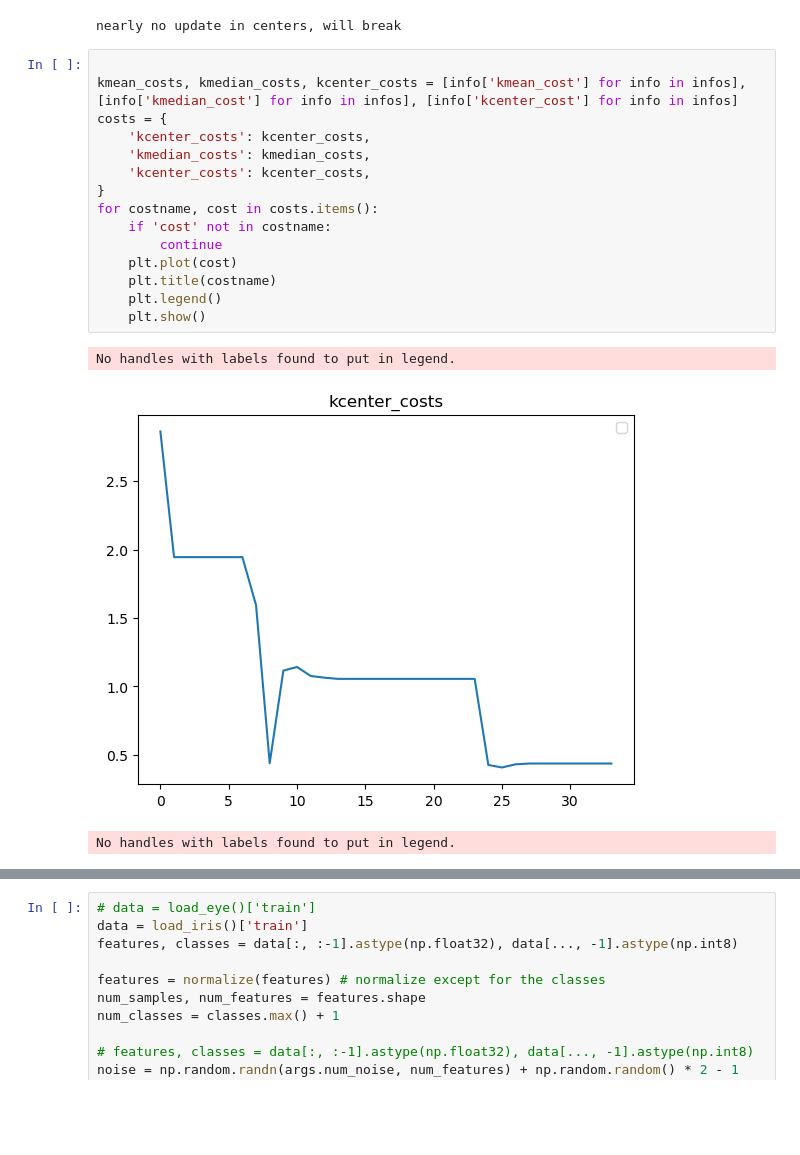
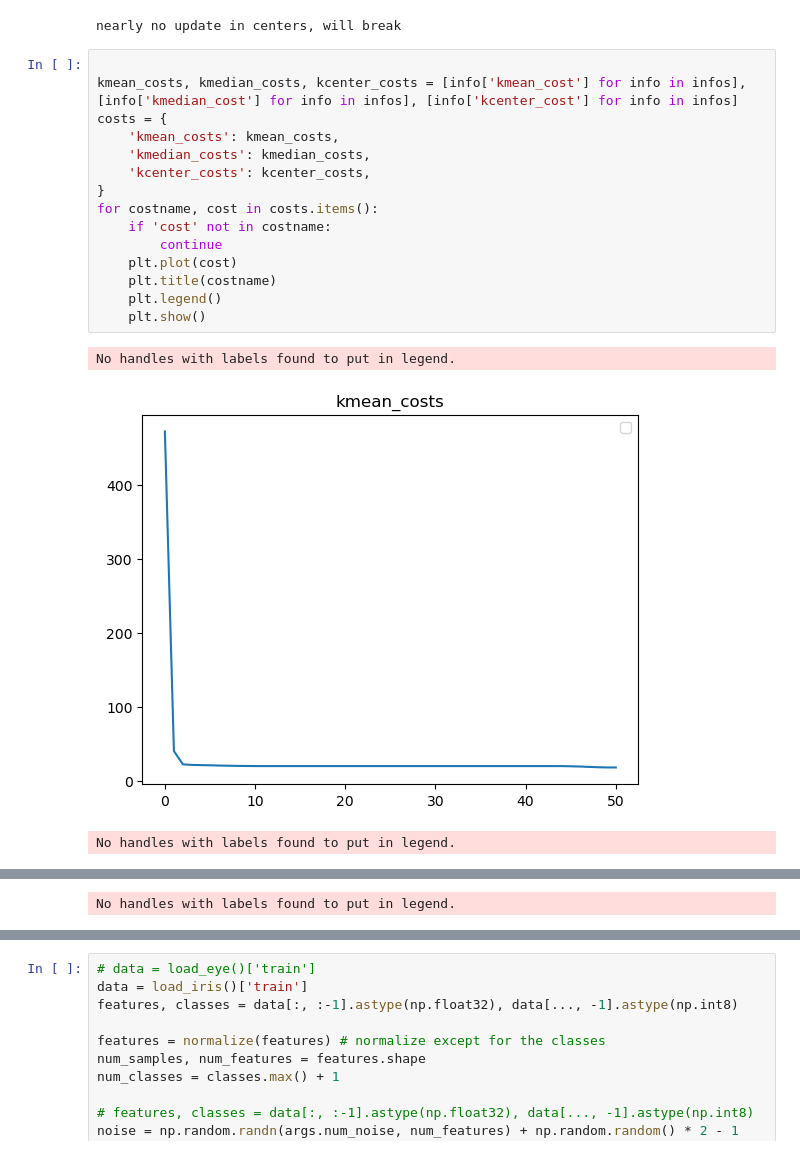
Before and after one commit to ermu2001/nyu_tandon_advanced_machine_learning, a Jupyter notebook: HW1/show_clustering.ipynb, the cells around one changed output, grey strips where cells are left out. Drawn from its saved outputs; the diff is of its cells as text; blank space fills up the shorter version.

```diff
--- a/HW1/show_clustering.ipynb
+++ b/HW1/show_clustering.ipynb
@@ -120,19 +122,19 @@ nearly no update in centers, will break
 # %%
 
 kmean_costs, kmedian_costs, kcenter_costs = [info['kmean_cost'] for info in infos], [info['kmedian_cost'] for info in infos], [info['kcenter_cost'] for info in infos]
 costs = {
-    'kcenter_costs': kcenter_costs,
+    'kmean_costs': kmean_costs,
     'kmedian_costs': kmedian_costs,
     'kcenter_costs': kcenter_costs,
 }
 for costname, cost in costs.items():
     if 'cost' not in costname:
         continue
     plt.plot(cost)
     plt.title(costname)
     plt.legend()
     plt.show()
 # %% [output]
 No handles with labels found to put in legend.
-[figure, old version]
+[figure, new version]
 No handles with labels found to put in legend.
@@ -139,0 +142 @@ No handles with labels found to put in legend.
+No handles with labels found to put in legend.
```
Also changed, not shown: parts of 9 cells of this notebook, 15 other files.
